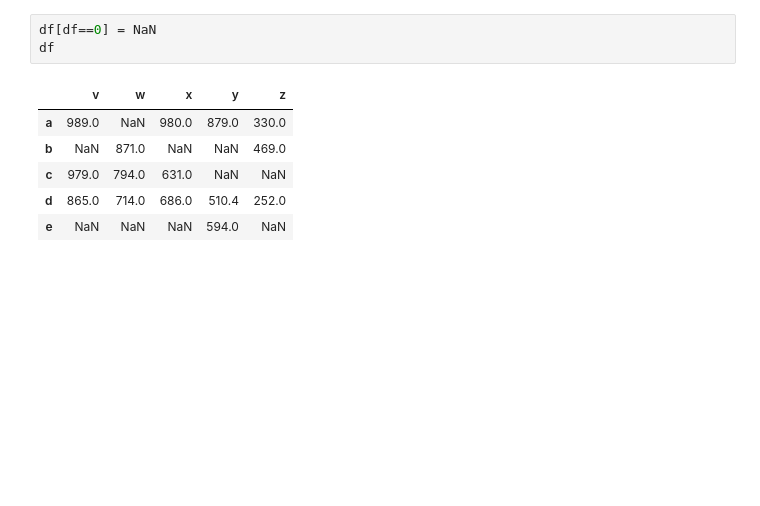
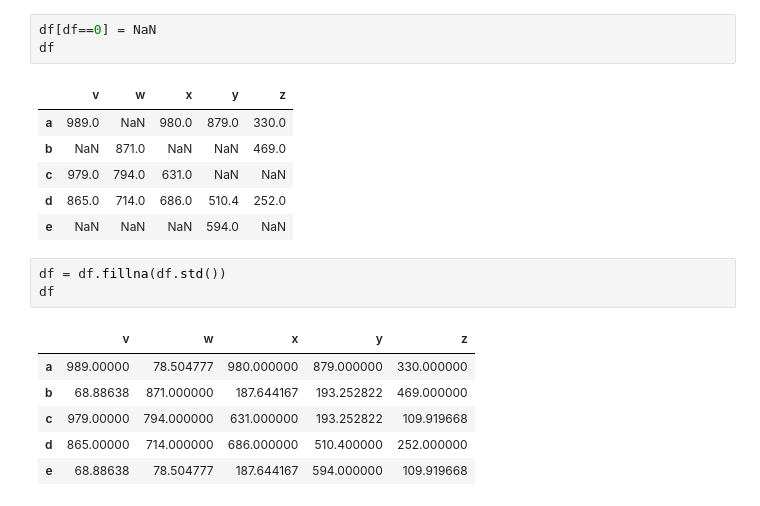
Before and after one commit to ramlaxman/cisco-data-science-2020-sept, a Jupyter notebook: Cisco — 2020 September 22.ipynb, the cells around one changed output. Drawn from its saved outputs; the diff is of its cells as text; blank space fills up the shorter version.

```diff
--- a/Cisco — 2020 September 22.ipynb
+++ b/Cisco — 2020 September 22.ipynb
@@ -1579,3 +1579,13 @@ df
 | c | 979.0 | 794.0 | 631.0 | NaN | NaN |
 | d | 865.0 | 714.0 | 686.0 | 510.4 | 252.0 |
 | e | NaN | NaN | NaN | 594.0 | NaN |
+# %%
+df = df.fillna(df.std())
+df
+# %% [output]
+|  | v | w | x | y | z |
+| a | 989.00000 | 78.504777 | 980.000000 | 879.000000 | 330.000000 |
+| b | 68.88638 | 871.000000 | 187.644167 | 193.252822 | 469.000000 |
+| c | 979.00000 | 794.000000 | 631.000000 | 193.252822 | 109.919668 |
+| d | 865.00000 | 714.000000 | 686.000000 | 510.400000 | 252.000000 |
+| e | 68.88638 | 78.504777 | 187.644167 | 594.000000 | 109.919668 |
```
Also changed, not shown: parts of 2 cells of this notebook.
